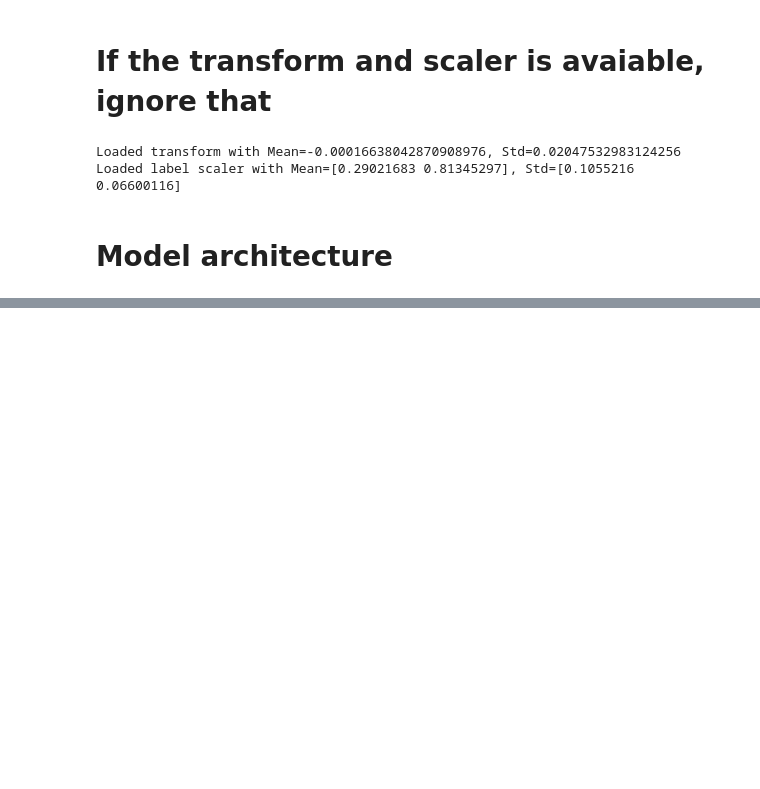
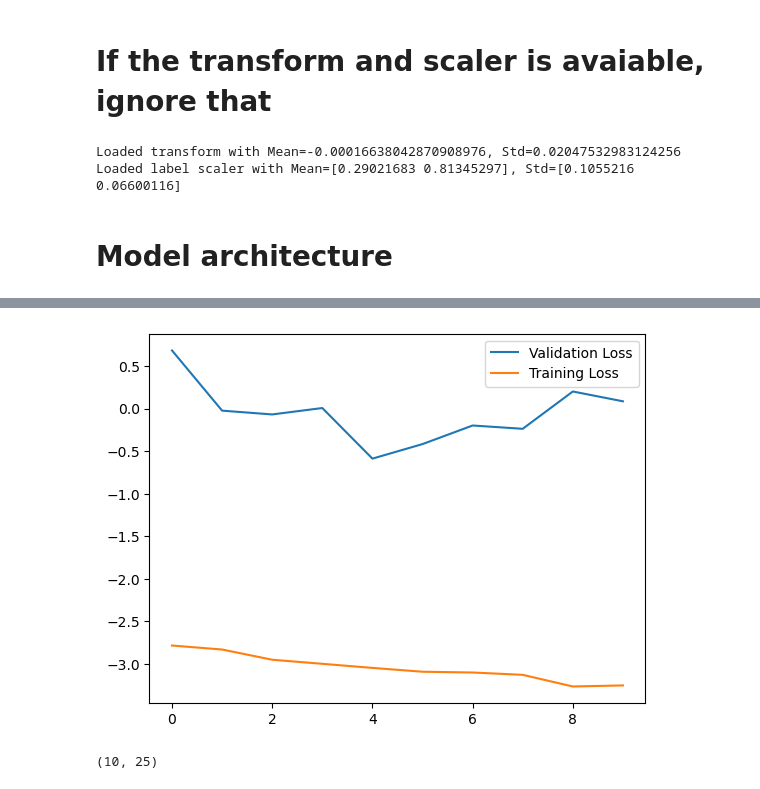
Before and after one commit to Ben11304/Neurips2025_Weak_lensing, a Jupyter notebook: new copy 2.ipynb, the cells around one changed output, grey strips where cells are left out. Drawn from its saved outputs; the diff is of its cells as text; code cells hidden in the pictures; blank space fills up the shorter version.

```diff
--- a/new copy 2.ipynb
+++ b/new copy 2.ipynb
@@ -808,3 +802,14 @@ Submission ZIP saved at: submissions/Submission_25-09-18-16-13.zip
 
 # errorbar_val = np.concatenate(sigmas_pred_list, axis=0)
 # errorbar_val = errorbar_val*label_scaler.var_**0.5           # rescale by the training label std
+# %%
+plt.plot(result['val_losses'], label='Validation Loss')
+plt.plot(np.mean(np.array(result['train_losses']), axis=1), label='Training Loss')
+plt.legend()
+plt.show()
+# %% [output]
+[figure, added]
+# %%
+np.array(result['train_losses']).shape
+# %% [output]
+(10, 25)
```
Also changed, not shown: parts of 4 cells of this notebook, 3 other files.
